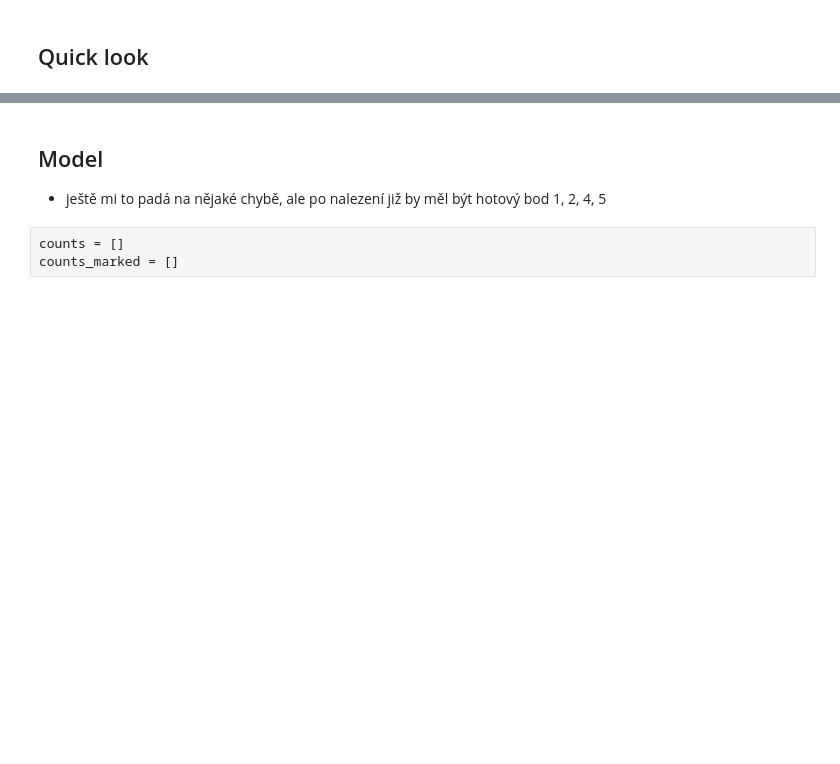
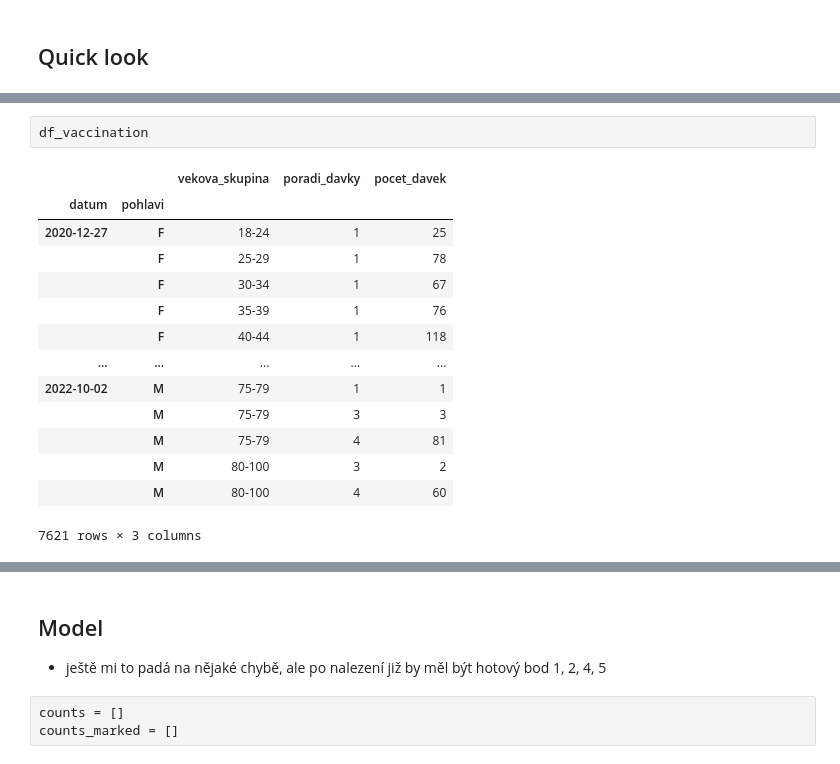
Before and after one commit to PalackyUniversity/nobel-model, a Jupyter notebook: main.ipynb, the cells around one changed output, grey strips where cells are left out. Drawn from its saved outputs; the diff is of its cells as text; blank space fills up the shorter version.

```diff
--- a/main.ipynb
+++ b/main.ipynb
@@ -112,0 +109,17 @@ dfo
+# %%
+df_vaccination
+# %% [output]
+|  |  | vekova_skupina | poradi_davky | pocet_davek |
+| datum | pohlavi |  |  |  |
+| 2020-12-27 | F | 18-24 | 1 | 25 |
+|  | F | 25-29 | 1 | 78 |
+|  | F | 30-34 | 1 | 67 |
+|  | F | 35-39 | 1 | 76 |
+|  | F | 40-44 | 1 | 118 |
+| ... | ... | ... | ... | ... |
+| 2022-10-02 | M | 75-79 | 1 | 1 |
+|  | M | 75-79 | 3 | 3 |
+|  | M | 75-79 | 4 | 81 |
+|  | M | 80-100 | 3 | 2 |
+|  | M | 80-100 | 4 | 60 |
+7621 rows × 3 columns
```
Also changed, not shown: parts of 17 cells of this notebook.
